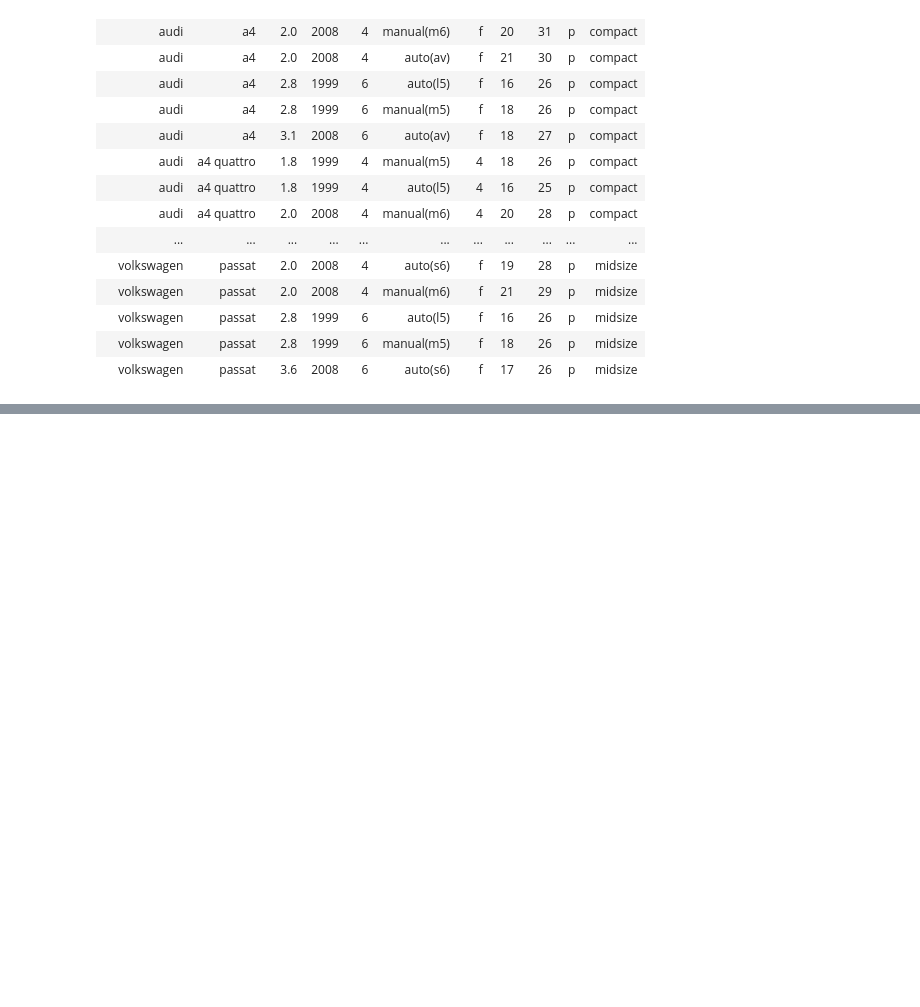
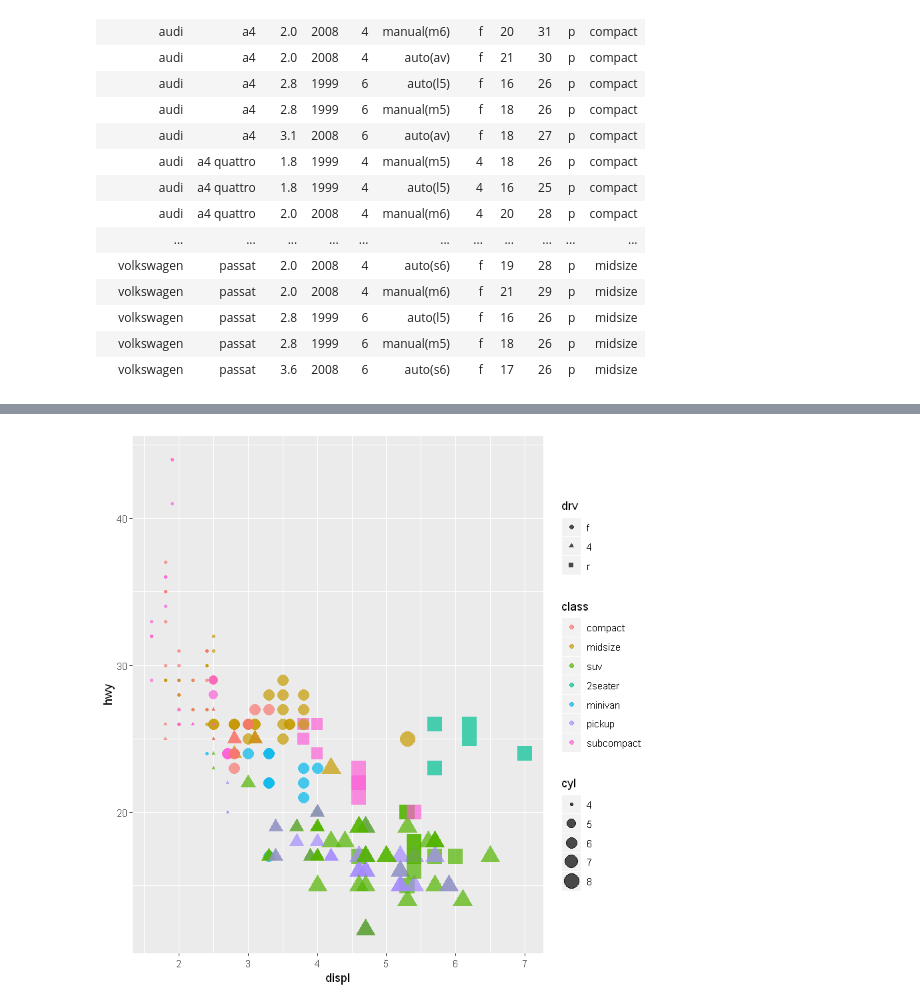
Before and after one commit to Diegocanales1/Series-de-Tiempo, a Jupyter notebook: Intro a R.ipynb, the cells around one changed output, grey strips where cells are left out. Cells and saved outputs as stored; diff of their text form; code cells hidden in the pictures; blank space fills up the shorter version.

```diff
--- a/Intro a R.ipynb
+++ b/Intro a R.ipynb
@@ -281,0 +409,10 @@ mpg
+# %%
+ggplot(data = mpg_editada2) +
+  geom_point(mapping = aes(x = displ,
+                           y = hwy,
+                           color = class,
+                           shape = drv,
+                           size = cyl),
+             alpha = 0.7)
+# %% [output]
+[figure, added]
```
Also changed, not shown: parts of 13 cells of this notebook.
